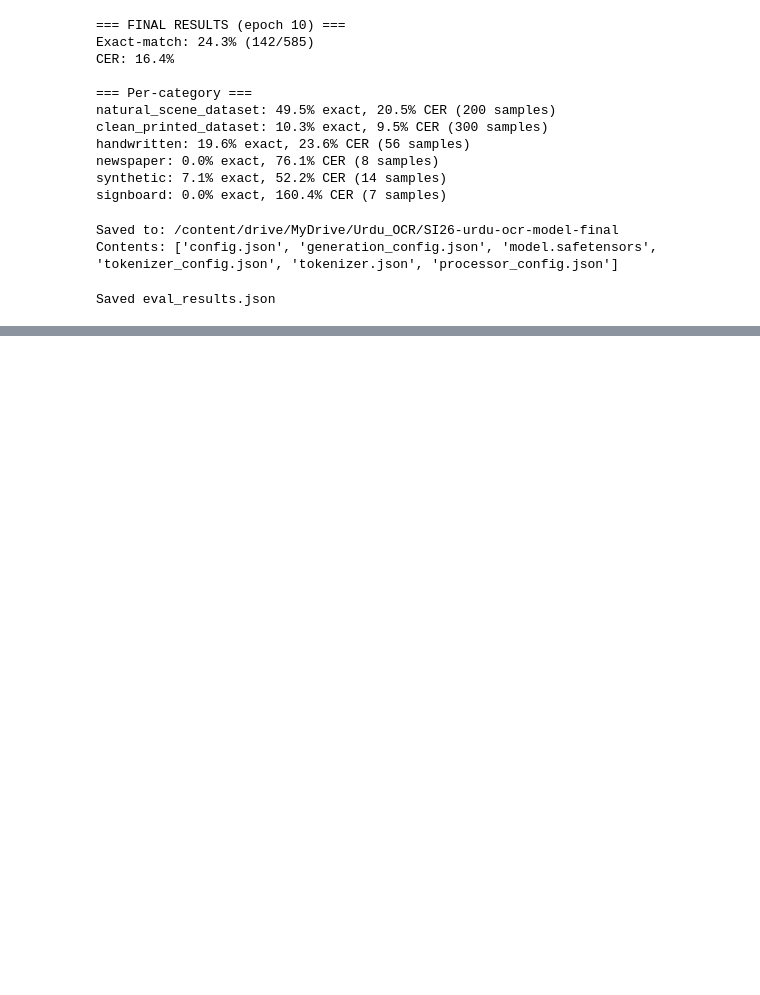
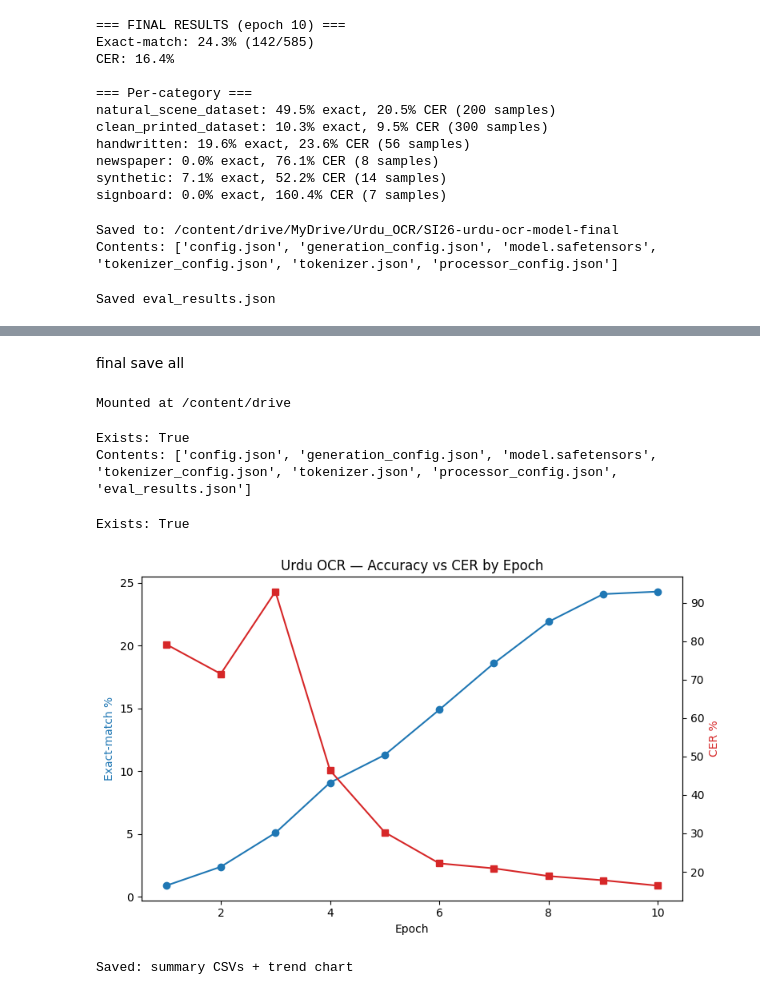
Before and after one commit to Zainab-Binte-Khalid/urdu-ocr-codesaviours-si26-zainab, a Jupyter notebook: Copy_of_SI26_Week04_Zainab.ipynb, the cells around one changed output, grey strips where cells are left out. Drawn from its saved outputs; the diff is of its cells as text; code cells hidden in the pictures; blank space fills up the shorter version.

```diff
--- a/Copy_of_SI26_Week04_Zainab.ipynb
+++ b/Copy_of_SI26_Week04_Zainab.ipynb
@@ -394,0 +532,20 @@ Saved eval_results.json
+# %% [markdown]
+final save all
+# %%
+from google.colab import drive
+drive.mount('/content/drive')
+# %% [output]
+Mounted at /content/drive
+# %%
+import os
+final_path = '/content/drive/MyDrive/Urdu_OCR/SI26-urdu-ocr-model-final'
+print('Exists:', os.path.exists(final_path))
+print('Contents:', os.listdir(final_path) if os.path.exists(final_path) else 'MISSING')
+# %% [output]
+Exists: True
+Contents: ['config.json', 'generation_config.json', 'model.safetensors', 'tokenizer_config.json', 'tokenizer.json', 'processor_config.json', 'eval_results.json']
+# %%
+results_path = '/content/drive/MyDrive/Urdu_OCR/all_epochs_eval.json'
+print('Exists:', os.path.exists(results_path))
+# %% [output]
+Exists: True
@@ -394,0 +556,34 @@ Saved eval_results.json
+# %%
+import pandas as pd
+import matplotlib.pyplot as plt
+
+with open('/content/drive/MyDrive/Urdu_OCR/all_epochs_eval.json') as f:
+    all_results = json.load(f)
+
+summary_rows = [{'epoch': int(e), 'exact_match': round(r['exact_match'],1), 'cer': round(r['cer'],1)}
+                 for e, r in sorted(all_results.items(), key=lambda x: int(x[0]))]
+summary_df = pd.DataFrame(summary_rows)
+summary_df.to_csv('/content/drive/MyDrive/Urdu_OCR/summary_overall_all_epochs.csv', index=False)
+
+cat_rows = []
+for epoch, r in all_results.items():
+    for cat, stats in r['per_category'].items():
+        cat_rows.append({'epoch': int(epoch), 'category': cat, 'exact_match': round(stats['exact_match'],1),
+                          'cer': round(stats['cer'],1), 'n': stats['n']})
+cat_df = pd.DataFrame(cat_rows).sort_values(['category','epoch'])
+cat_df.to_csv('/content/drive/MyDrive/Urdu_OCR/summary_per_category_all_epochs.csv', index=False)
+
+fig, ax1 = plt.subplots(figsize=(8,5))
+ax1.plot(summary_df['epoch'], summary_df['exact_match'], marker='o', color='tab:blue')
+ax1.set_xlabel('Epoch'); ax1.set_ylabel('Exact-match %', color='tab:blue')
+ax2 = ax1.twinx()
+ax2.plot(summary_df['epoch'], summary_df['cer'], marker='s', color='tab:red')
+ax2.set_ylabel('CER %', color='tab:red')
+plt.title('Urdu OCR — Accuracy vs CER by Epoch')
+fig.tight_layout()
+plt.savefig('/content/drive/MyDrive/Urdu_OCR/epoch_trend_chart.png', dpi=150)
+plt.show()
+print('Saved: summary CSVs + trend chart')
+# %% [output]
+[figure, added]
+Saved: summary CSVs + trend chart
```
Also changed, not shown: parts of 5 cells of this notebook.
